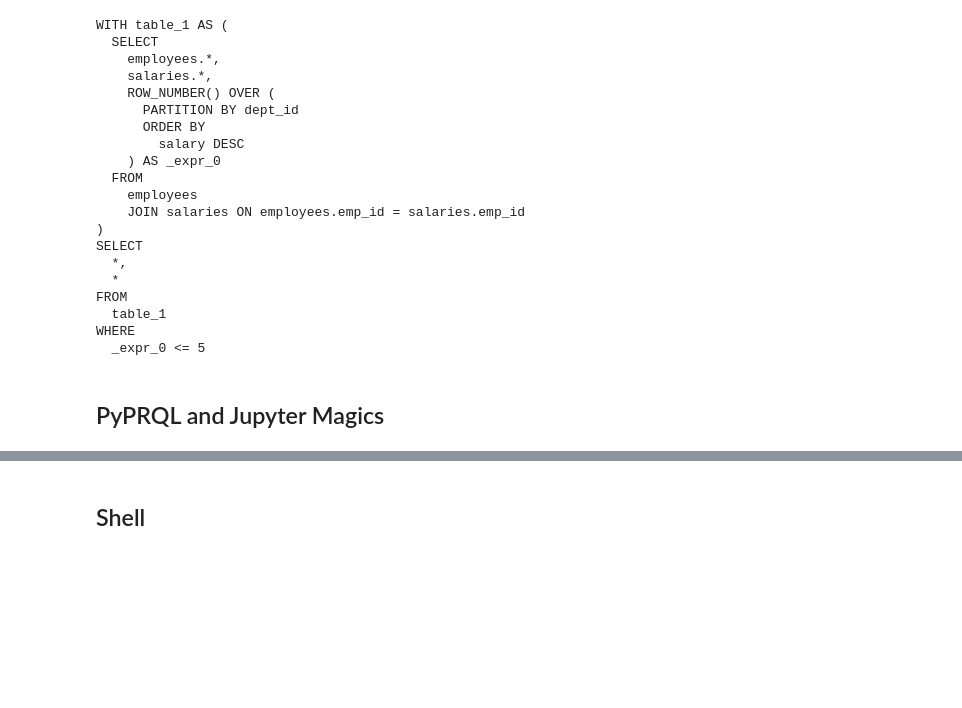
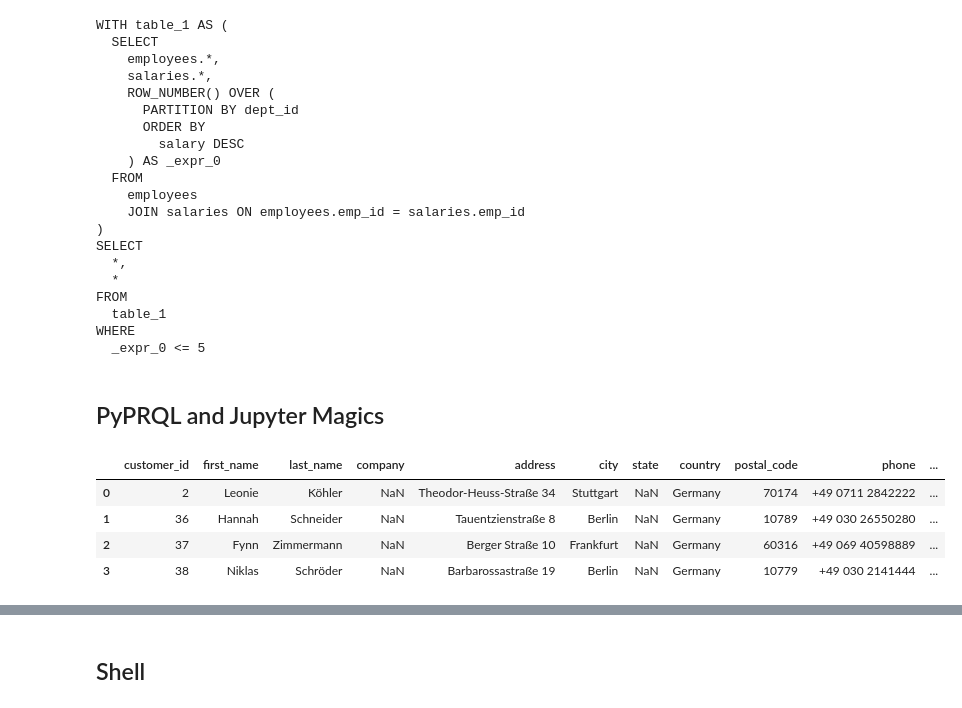
Before and after one commit to snth/normconf2022, a Jupyter notebook: notebooks/normconf.ipynb, the cells around one changed output, grey strips where cells are left out. Saved outputs shown, nothing was run; the diff lists cells and outputs as text; code cells hidden in the pictures; blank space fills up the shorter version.

```diff
--- a/notebooks/normconf.ipynb
+++ b/notebooks/normconf.ipynb
@@ -75,3 +77,15 @@ WHERE
+# %%
+import pandas as pd
+import pyprql.pandas_accessor
+
+df = pd.read_csv("data/customers.csv")
+df.prql.query('filter country=="Germany"')
+# %% [output]
+|  | customer_id | first_name | last_name | company | address | city | state | country | postal_code | phone | ... |
+| 0 | 2 | Leonie | Köhler | NaN | Theodor-Heuss-Straße 34 | Stuttgart | NaN | Germany | 70174 | +49 0711 2842222 | ... |
+| 1 | 36 | Hannah | Schneider | NaN | Tauentzienstraße 8 | Berlin | NaN | Germany | 10789 | +49 030 26550280 | ... |
+| 2 | 37 | Fynn | Zimmermann | NaN | Berger Straße 10 | Frankfurt | NaN | Germany | 60316 | +49 069 40598889 | ... |
+| 3 | 38 | Niklas | Schröder | NaN | Barbarossastraße 19 | Berlin | NaN | Germany | 10779 | +49 030 2141444 | ... |
 # %%
 %load_ext pyprql.magic
 # %%
```
Also changed, not shown: parts of 12 cells of this notebook, 1 other file.
